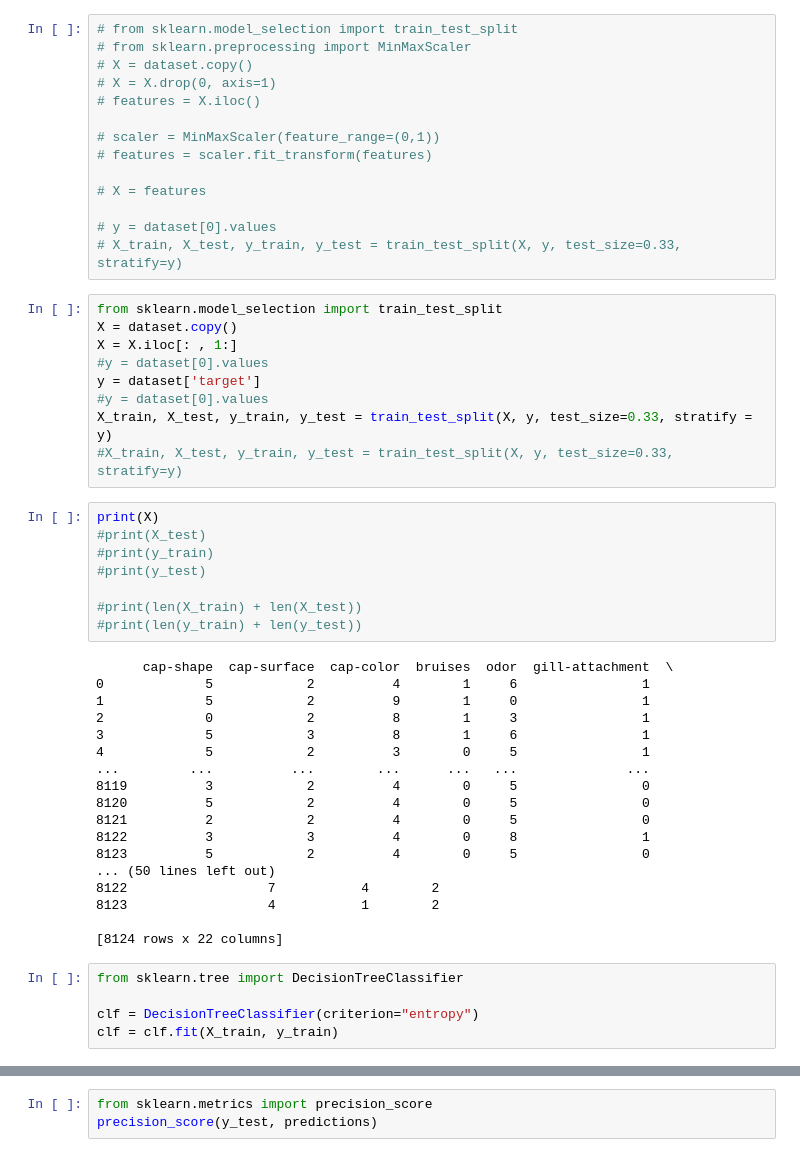
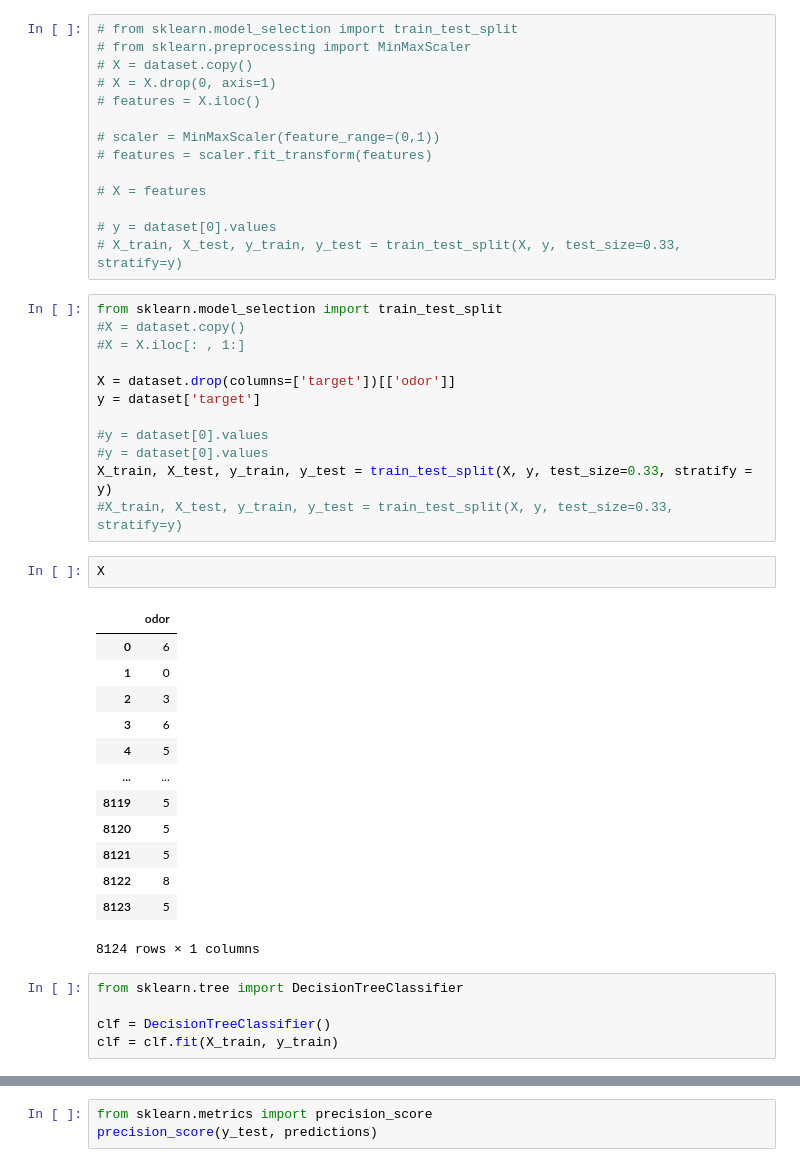
Before and after one commit to GustavoLLima/treinamento-h2ia, a Jupyter notebook: Mushroom_classification.ipynb, the cells around one changed output, grey strips where cells are left out. Drawn from its saved outputs; the diff is of its cells as text.

```diff
--- a/Mushroom_classification.ipynb
+++ b/Mushroom_classification.ipynb
@@ -96,43 +96,36 @@ dataset
 # X_train, X_test, y_train, y_test = train_test_split(X, y, test_size=0.33, stratify=y)
 # %%
 from sklearn.model_selection import train_test_split
-X = dataset.copy()
-X = X.iloc[: , 1:]
+#X = dataset.copy()
+#X = X.iloc[: , 1:]
+
+X = dataset.drop(columns=['target'])[['odor']]
+y = dataset['target']
+
 #y = dataset[0].values
-y = dataset['target']
 #y = dataset[0].values
 X_train, X_test, y_train, y_test = train_test_split(X, y, test_size=0.33, stratify = y)
 #X_train, X_test, y_train, y_test = train_test_split(X, y, test_size=0.33, stratify=y)
-# %%
-print(X)
-#print(X_test)
-#print(y_train)
-#print(y_test)
-
-#print(len(X_train) + len(X_test))
-#print(len(y_train) + len(y_test))
-# %% [output]
-      cap-shape  cap-surface  cap-color  bruises  odor  gill-attachment  \
-0             5            2          4        1     6                1
-1             5            2          9        1     0                1
-2             0            2          8        1     3                1
-3             5            3          8        1     6                1
-4             5            2          3        0     5                1
-...         ...          ...        ...      ...   ...              ...
-8119          3            2          4        0     5                0
-8120          5            2          4        0     5                0
-8121          2            2          4        0     5                0
-8122          3            3          4        0     8                1
-8123          5            2          4        0     5                0
-... (50 lines left out)
-8122                  7           4        2
-8123                  4           1        2
-
-[8124 rows x 22 columns]
+# %%
+X
+# %% [output]
+|  | odor |
+| 0 | 6 |
+| 1 | 0 |
+| 2 | 3 |
+| 3 | 6 |
+| 4 | 5 |
+| ... | ... |
+| 8119 | 5 |
+| 8120 | 5 |
+| 8121 | 5 |
+| 8122 | 8 |
+| 8123 | 5 |
+8124 rows × 1 columns
 # %%
 from sklearn.tree import DecisionTreeClassifier
 
-clf = DecisionTreeClassifier(criterion="entropy")
+clf = DecisionTreeClassifier()
 clf = clf.fit(X_train, y_train)
 # %%
 clf.get_params()
```
Also changed, not shown: parts of 18 cells of this notebook.
